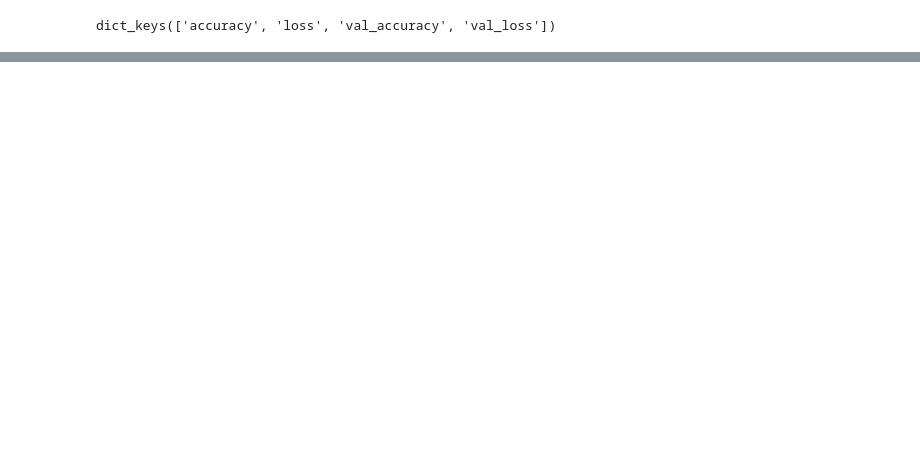
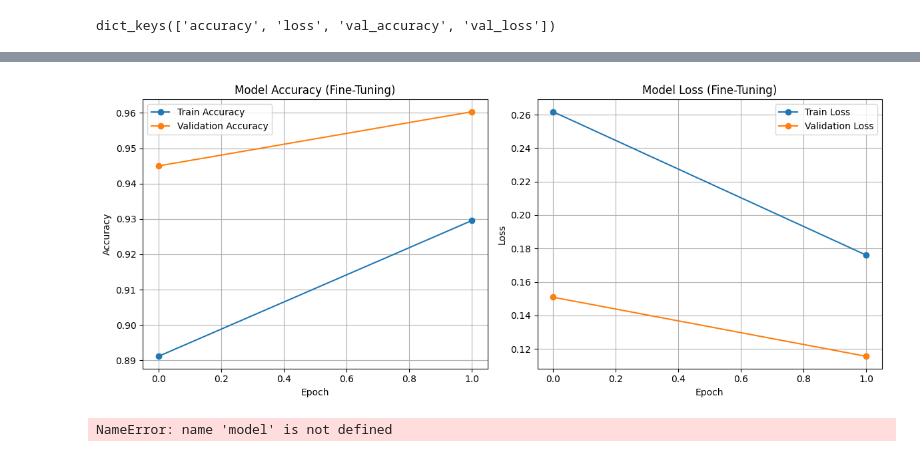
Before and after one commit to kuanmol/sdp, a Jupyter notebook: sl-first/cnn.ipynb, the cells around one changed output, grey strips where cells are left out. Saved outputs shown, nothing was run; the diff lists cells and outputs as text; code cells hidden in the pictures; blank space fills up the shorter version.

```diff
--- a/sl-first/cnn.ipynb
+++ b/sl-first/cnn.ipynb
@@ -167,0 +245,52 @@ history_fine = model.fit(
+# %%
+import matplotlib.pyplot as plt
+
+
+def plot_history(history, title_suffix=""):
+    # Create a figure with two subplots: one for accuracy, one for loss
+    plt.figure(figsize=(12, 5))
+
+    # Accuracy subplot
+    plt.subplot(1, 2, 1)
+    plt.plot(history.history['accuracy'], marker='o', label='Train Accuracy')
+    plt.plot(history.history['val_accuracy'], marker='o', label='Validation Accuracy')
+    plt.xlabel('Epoch')
+    plt.ylabel('Accuracy')
+    plt.title('Model Accuracy ' + title_suffix)
+    plt.legend()
+    plt.grid(True)
+
+    # Loss subplot
+    plt.subplot(1, 2, 2)
+    plt.plot(history.history['loss'], marker='o', label='Train Loss')
+    plt.plot(history.history['val_loss'], marker='o', label='Validation Loss')
+    plt.xlabel('Epoch')
+    plt.ylabel('Loss')
+    plt.title('Model Loss ' + title_suffix)
+    plt.legend()
+    plt.grid(True)
+
+    plt.tight_layout()
+    plt.show()
+
+
+# Plot the fine-tuning history
+plot_history(history_fine, title_suffix="(Fine-Tuning)")
+# %% [output]
+[figure, added]
+# %%
+
+# Load and Predict a Single Image
+test_image = image.load_img('D:/sdp/test/img_10.png', target_size=(150, 150))
+test_image = image.img_to_array(test_image)
+test_image = np.expand_dims(test_image, axis=0)
+test_image = test_image / 255.0
+
+result = model.predict(test_image)
+class_index = np.argmax(result[0])
+class_labels = {0: 'cat', 1: 'dog', 2: 'human'}
+prediction = class_labels[class_index]
+
+print(f"\n🟢 Prediction: {prediction}")
+# %% [output]
+NameError: name 'model' is not defined
```
Also changed, not shown: parts of 13 cells of this notebook, 9 other files.
